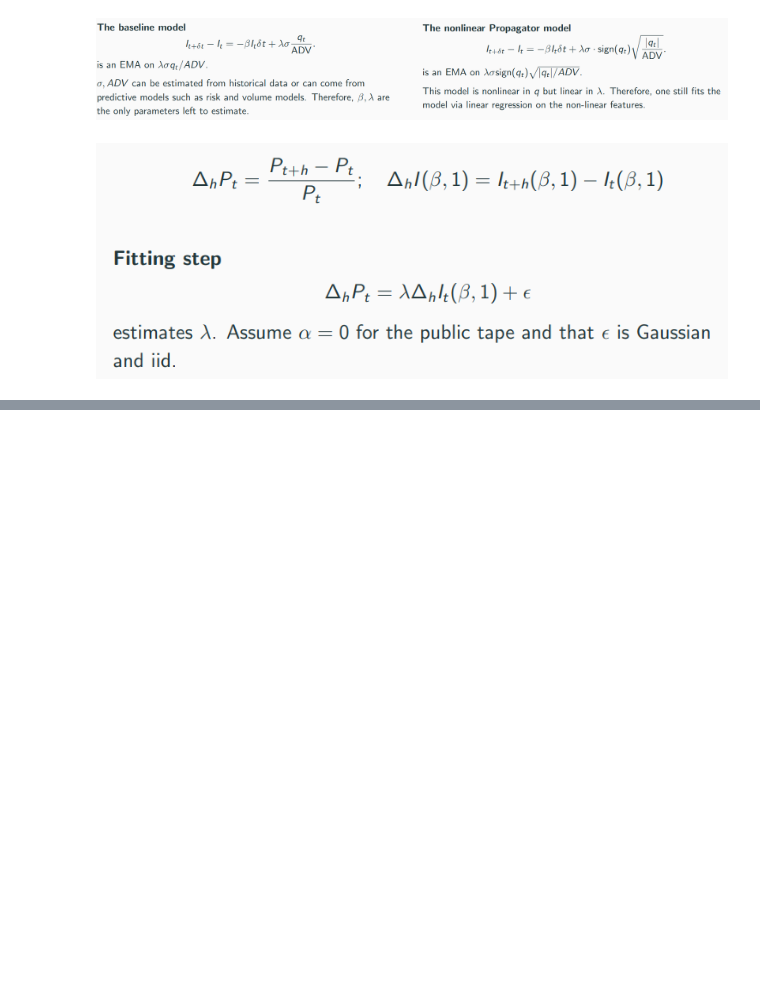
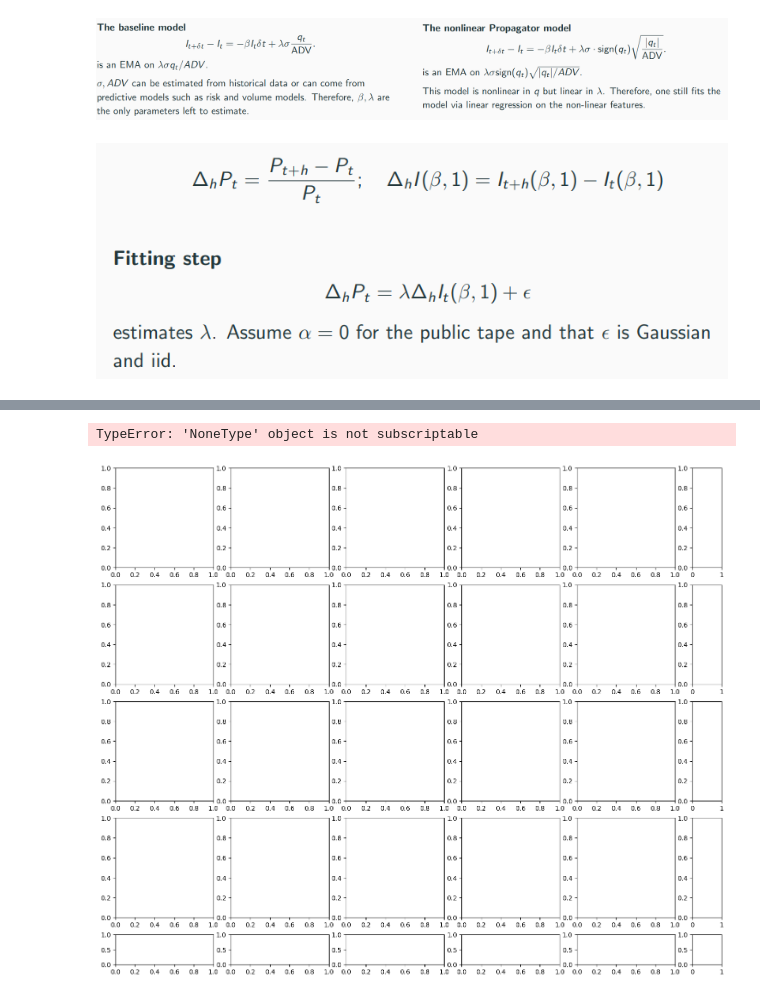
Before and after one commit to Max-Ded/computing-finance, a Jupyter notebook: High-Frequency-Algorithmic-Trading/coursework-notebook.ipynb, the cells around one changed output, grey strips where cells are left out. Cells and saved outputs as stored; diff of their text form; code cells hidden in the pictures; blank space fills up the shorter version.

Commit message:
new plots - no impact prices (unstable) - OOP structure for PriceImpactModels

```diff
--- a/High-Frequency-Algorithmic-Trading/coursework-notebook.ipynb
+++ b/High-Frequency-Algorithmic-Trading/coursework-notebook.ipynb
@@ -290,12 +320,13 @@ price_impact_model = PriceImpactModel(bin_sample_data=bin_sample_df,average_dail
 # %% [markdown]
 ![image.png](attachment:image.png)
 # %%
-half_life = 3600
-explanation_period = 720
+half_lifes = [60,600,3600,10000]
+explanation_periods = [25,100,250,750,1500]
 in_sample_month = 1
 
-impact_linear = price_impact_model.compute_and_store_impact(half_life=half_life,model_type="linear")
-impact_sqrt = price_impact_model.compute_and_store_impact(half_life=half_life,model_type="sqrt")
-
-reg_stat_linear_impact = price_impact_model.regression_by_model(half_life=half_life,model_type="linear",explanation_period=explanation_period,in_sample_month=in_sample_month)
-reg_stat_sqrt_impact = price_impact_model.regression_by_model(half_life=half_life,model_type="sqrt",explanation_period=explanation_period,in_sample_month=in_sample_month)
+for half_life in half_lifes:
+    price_impact_model.compute_and_store_impact(half_life=half_life,model_type="linear") #optionnal
+    price_impact_model.compute_and_store_impact(half_life=half_life,model_type="sqrt") #optionnal
+    for explanation_period in explanation_periods:
+        price_impact_model.regression_by_model(half_life=half_life,model_type="linear",explanation_period=explanation_period,in_sample_month=in_sample_month)
+        price_impact_model.regression_by_model(half_life=half_life,model_type="sqrt",explanation_period=explanation_period,in_sample_month=in_sample_month)
@@ -301,0 +340,47 @@ reg_stat_sqrt_impact = price_impact_model.regression_by_model(half_life=half_lif
+# %%
+height_ratios = [1.] * len(half_lifes) +  [0.3]
+width_ratios = [1.] * len(explanation_periods) + [0.3]
+
+fig,axs = plt.subplots(len(half_lifes)+1,len(explanation_periods)+1,figsize=(len(explanation_periods)*3 + 2,len(half_lifes)*3 + 2),gridspec_kw={'width_ratios': width_ratios, 'height_ratios': height_ratios})
+color_model = {"linear":"red","sqrt":"green"}
+for hf_index,half_life in enumerate(half_lifes):
+    for ep_index,explanation_period in enumerate(explanation_periods):
+        ax = axs[hf_index][ep_index]
+        price_impact_model.get_regression_result_by_key(("linear",half_life,explanation_period,in_sample_month))["is_rsq"].plot.kde(ax=ax,color =color_model.get("linear"),label="OW")
+        price_impact_model.get_regression_result_by_key(("sqrt",half_life,explanation_period,in_sample_month))["is_rsq"].plot.kde(ax=ax,color =color_model.get("sqrt"),label = "AFS")
+        # ax.set_title(f"{half_life} / {explanation_period}")
+        ax.legend()
+
+for hf_index,half_life in enumerate(half_lifes):
+    ax = axs[hf_index][-1]
+    ax.grid(False)
+    ax.set_xticks([])
+    ax.set_yticks([])
+    ax.set_ylim(0, 1)
+    ax.text( 0.08, 0.5, half_life,fontsize = 25, va='center', transform=ax.transAxes,rotation=270)
+    ax.set_facecolor("#D3D3D3")
+    for spine in ax.spines.values():
+        spine.set_visible(False)
+for ep_index,explanation_period in enumerate(explanation_periods):
+    ax = axs[-1][ep_index]
+    ax.grid(False)
+    ax.set_xticks([])
+    ax.set_yticks([])
+    ax.set_xlim(0, 1)
+    ax.set_ylim(0, 1)
+    ax.text(0.5, 0.43, explanation_period, fontsize = 25,ha='center')
+    ax.set_facecolor("#D3D3D3")
+    for spine in ax.spines.values():
+        spine.set_visible(False)
+ax = axs[-1][-1]
+ax.grid(False)
+ax.set_xticks([])
+ax.set_yticks([])
+for spine in ax.spines.values():
+    spine.set_visible(False)
+fig.suptitle(t="$R^2$ Distribution amongst stocks for different \nhalf-life (rows) and explanation periods (colomns) ",fontsize = 35)
+plt.tight_layout()
+plt.show()
+# %% [output]
+TypeError: 'NoneType' object is not subscriptable
+[figure, added]
```
Also changed, not shown: parts of 4 cells of this notebook.
